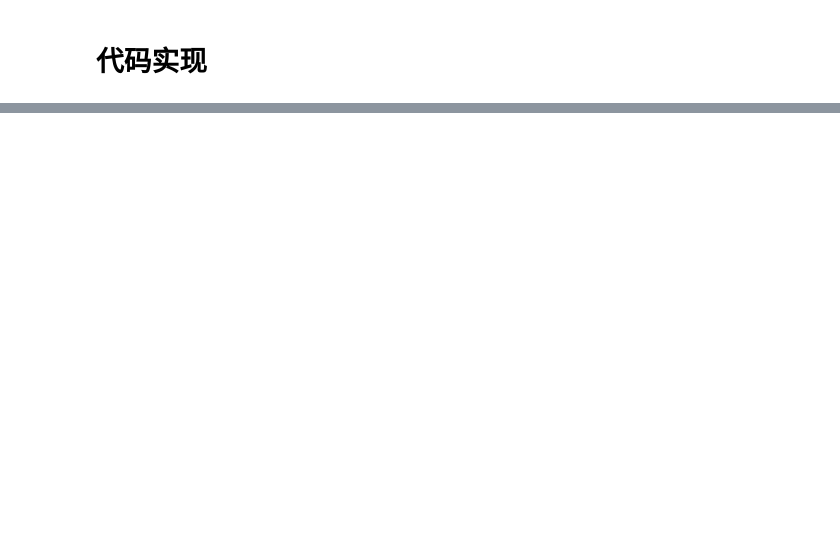
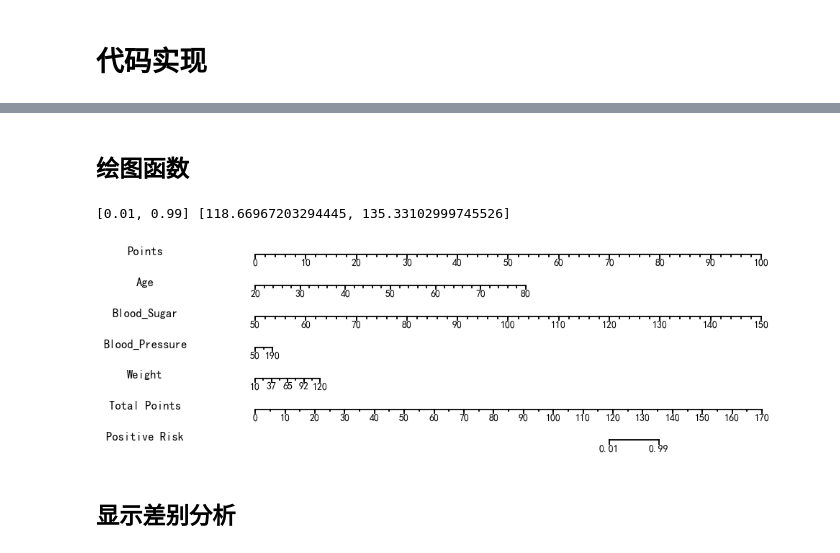
Before and after one commit to AFAN-LIFE/R-vs-Python-for-Medical, a Jupyter notebook: project-zh/逻辑回归-列线图/Python.ipynb, the cells around one changed output, grey strips where cells are left out. Saved outputs shown, nothing was run; the diff lists cells and outputs as text; code cells hidden in the pictures; blank space fills up the shorter version.

```diff
--- a/project-zh/逻辑回归-列线图/Python.ipynb
+++ b/project-zh/逻辑回归-列线图/Python.ipynb
@@ -58,0 +50,3 @@ plt.legend(loc="lower right")
+# %%
+X = df.drop(label_name, axis=1)
+y = df[label_name]
@@ -58,0 +57,22 @@ plt.legend(loc="lower right")
+# %%
+# 添加常数列（截距项）到特征中
+X_ = sm.add_constant(X)
+
+# 拟合逻辑回归模型
+model = sm.Logit(y, X_)
+result = model.fit()
+
+# 输出模型摘要
+print(result.summary())
+
+# 进行预测（概率值）
+y_pred_prob = result.predict(X_)
+# 将概率值转化为0/1预测类别，使用阈值0.5
+y_pred_class = (y_pred_prob > 0.5).astype(int)
+# 计算准确率
+accuracy = accuracy_score(y, y_pred_class)
+print(f"准确率: {accuracy:.4f}")
+
+# 计算AUC（曲线下面积）
+auc = roc_auc_score(y, y_pred_prob)
+print(f"AUC: {auc:.4f}")
@@ -58,0 +99,11 @@ plt.legend(loc="lower right")
+# %%
+coef = result.params
+coef.index = ['intercept' if i=='const' else i for i in coef.index ]
+coef['threshold'] = None
+# %%
+param_df = pd.concat([coef, X.min(), X.max()], axis=1)
+param_df.columns = ['coef', 'min', 'max']
+param_df['type'] = 'continuous'
+param_df['position'] = None
+param_df = param_df.reset_index()
+param_df = param_df.rename(columns={'index': 'feature'})
@@ -58,0 +120,2 @@ plt.legend(loc="lower right")
+# %% [markdown]
+## 绘图函数
@@ -58,0 +371,8 @@ plt.legend(loc="lower right")
+# %%
+cmv_nomo = get_nomogram(param_df)
+cmv_nomo.show()
+# %% [output]
+[0.01, 0.99] [118.66967203294445, 135.33102999745526]
+[figure, added]
+# %% [markdown]
+## 显示差别分析
```
Also changed, not shown: parts of 18 cells of this notebook, 27 other files.
